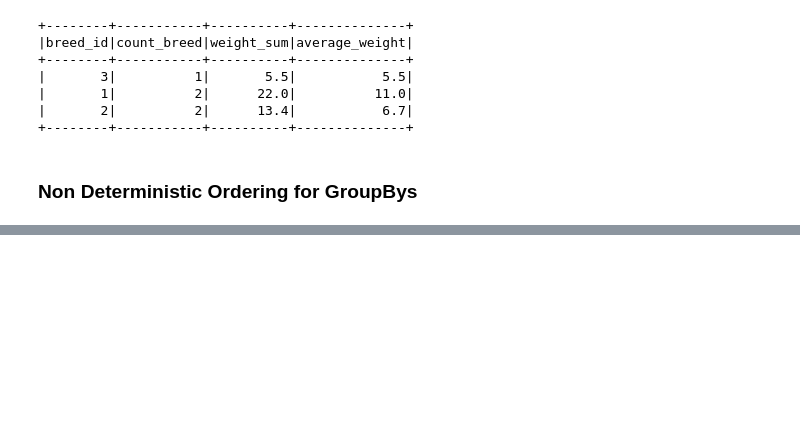
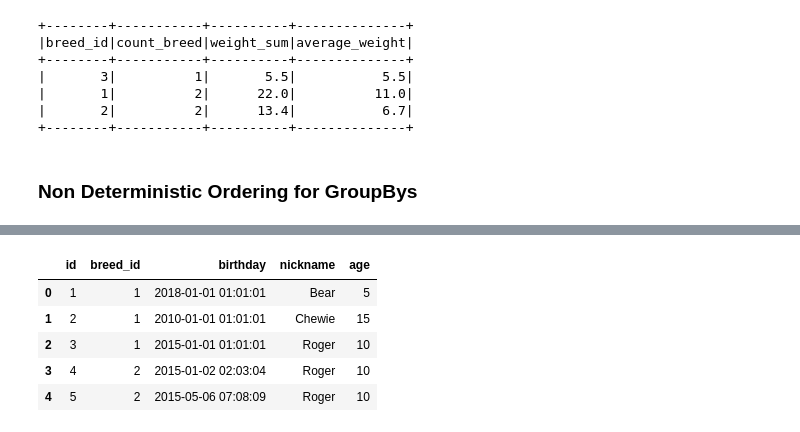
Before and after one commit to Anurag9841/Extenso_Assignment, a Jupyter notebook: Py_spark_Customer_Profile/Pyspark_tut/Pyspark_tut.ipynb, the cells around one changed output, grey strips where cells are left out. Cells and saved outputs as stored; diff of their text form; code cells hidden in the pictures; blank space fills up the shorter version.

```diff
--- a/Py_spark_Customer_Profile/Pyspark_tut/Pyspark_tut.ipynb
+++ b/Py_spark_Customer_Profile/Pyspark_tut/Pyspark_tut.ipynb
@@ -424,0 +480,20 @@ data.groupby("breed_id").agg(count("*").alias("count_breed"),sum("weight").alias
+# %%
+
+pets = spark.createDataFrame(
+    [
+        (1, 1, datetime(2018, 1, 1, 1 ,1, 1), 'Bear', 5),
+        (2, 1, datetime(2010, 1, 1, 1 ,1, 1), 'Chewie', 15),
+        (3, 1, datetime(2015, 1, 1, 1 ,1, 1), 'Roger', 10),
+        (4, 2, datetime(2015, 1, 2, 2 ,3, 4), 'Roger', 10),
+        (5, 2, datetime(2015, 5, 6, 7 ,8, 9), 'Roger', 10),
+    ], ['id', 'breed_id', 'birthday', 'nickname', 'age']
+)
+
+pets.toPandas()
+# %% [output]
+|  | id | breed_id | birthday | nickname | age |
+| 0 | 1 | 1 | 2018-01-01 01:01:01 | Bear | 5 |
+| 1 | 2 | 1 | 2010-01-01 01:01:01 | Chewie | 15 |
+| 2 | 3 | 1 | 2015-01-01 01:01:01 | Roger | 10 |
+| 3 | 4 | 2 | 2015-01-02 02:03:04 | Roger | 10 |
+| 4 | 5 | 2 | 2015-05-06 07:08:09 | Roger | 10 |
```
Also changed, not shown: parts of 10 cells of this notebook, 1 other file.
